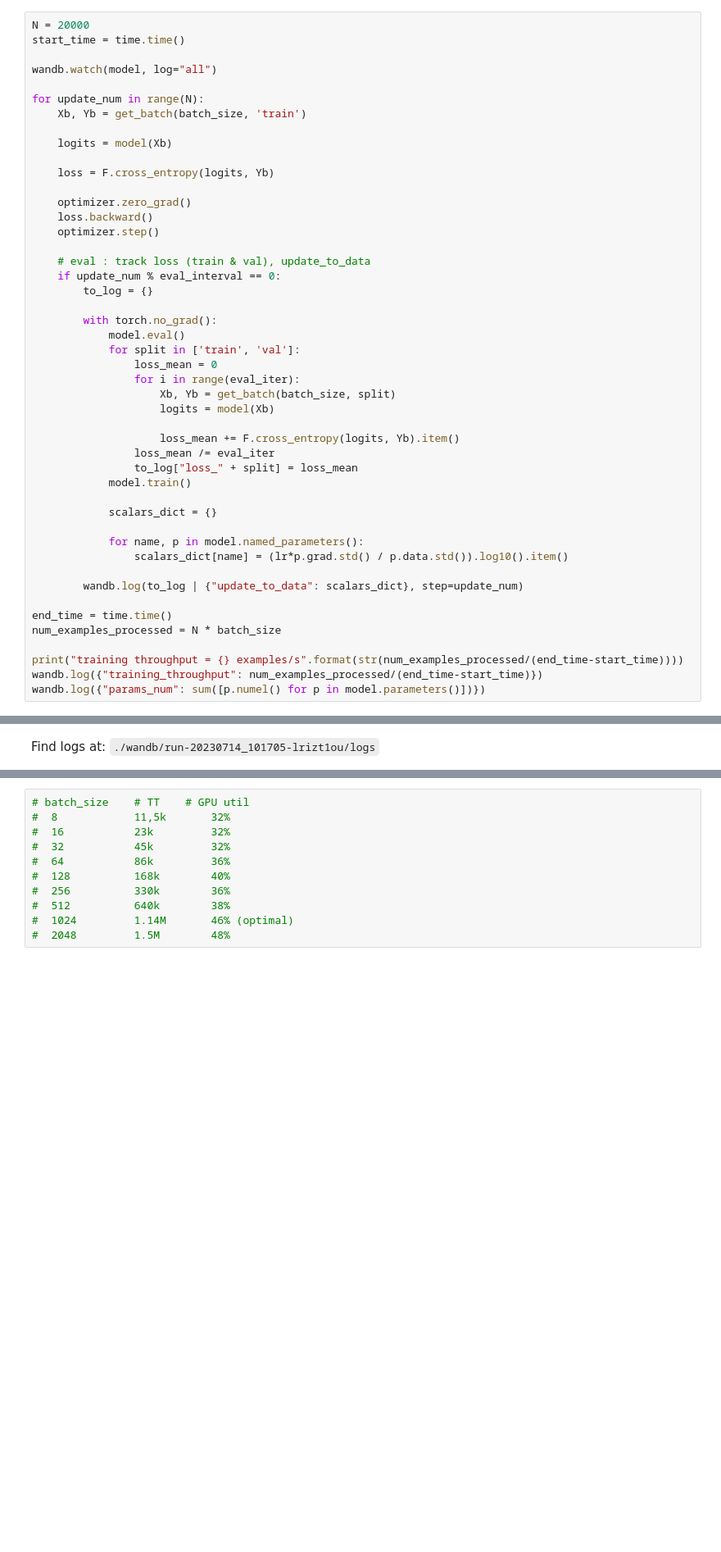
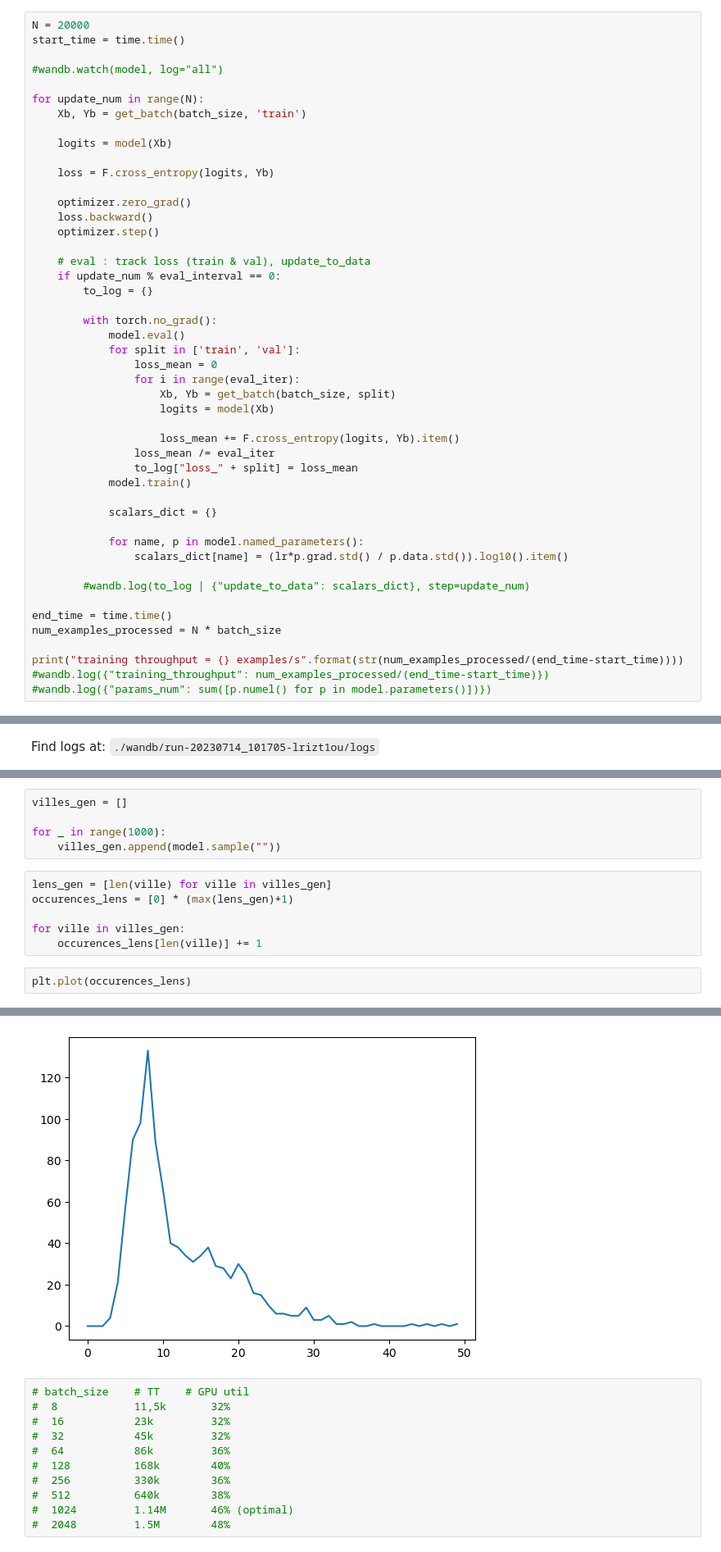
Before and after one commit to Procuste34/blablateurbinaire, a Jupyter notebook: mlp_lm_gpu.ipynb, the cells around one changed output, grey strips where cells are left out. Shown: that part at 82% size. Cells and saved outputs as stored; diff of their text form; blank space fills up the shorter version.

```diff
--- a/mlp_lm_gpu.ipynb
+++ b/mlp_lm_gpu.ipynb
@@ -181,7 +181,7 @@ optimizer = torch.optim.Adam(model.parameters(), lr=lr)
 N = 20000
 start_time = time.time()
 
-wandb.watch(model, log="all")
+#wandb.watch(model, log="all")
 
 for update_num in range(N):
     Xb, Yb = get_batch(batch_size, 'train')
@@ -216,12 +216,12 @@ for update_num in range(N):
             for name, p in model.named_parameters():
                 scalars_dict[name] = (lr*p.grad.std() / p.data.std()).log10().item()
 
-        wandb.log(to_log | {"update_to_data": scalars_dict}, step=update_num)
+        #wandb.log(to_log | {"update_to_data": scalars_dict}, step=update_num)
 
 end_time = time.time()
 num_examples_processed = N * batch_size
 
 print("training throughput = {} examples/s".format(str(num_examples_processed/(end_time-start_time))))
-wandb.log({"training_throughput": num_examples_processed/(end_time-start_time)})
-wandb.log({"params_num": sum([p.numel() for p in model.parameters()])})
+#wandb.log({"training_throughput": num_examples_processed/(end_time-start_time)})
+#wandb.log({"params_num": sum([p.numel() for p in model.parameters()])})
 # %% [output]
@@ -261,0 +260,14 @@ l'écourt
+# %%
+villes_gen = []
+
+for _ in range(1000):
+    villes_gen.append(model.sample(""))
+# %%
+lens_gen = [len(ville) for ville in villes_gen]
+occurences_lens = [0] * (max(lens_gen)+1)
+
+for ville in villes_gen:
+    occurences_lens[len(ville)] += 1
+# %%
+plt.plot(occurences_lens)
+# %% [output]
@@ -262,3 +275,4 @@ l'écourt
+[figure, added]
 # %%
 # batch_size    # TT    # GPU util
 #  8            11,5k       32%
```
Also changed, not shown: parts of 4 cells of this notebook, 2 other files.
